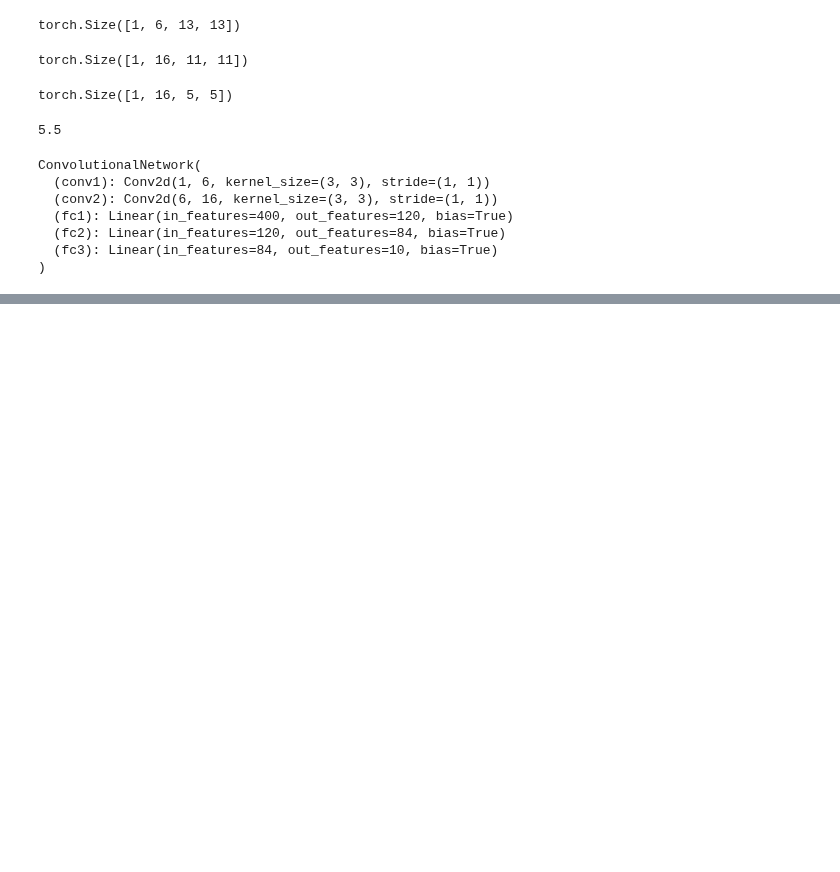
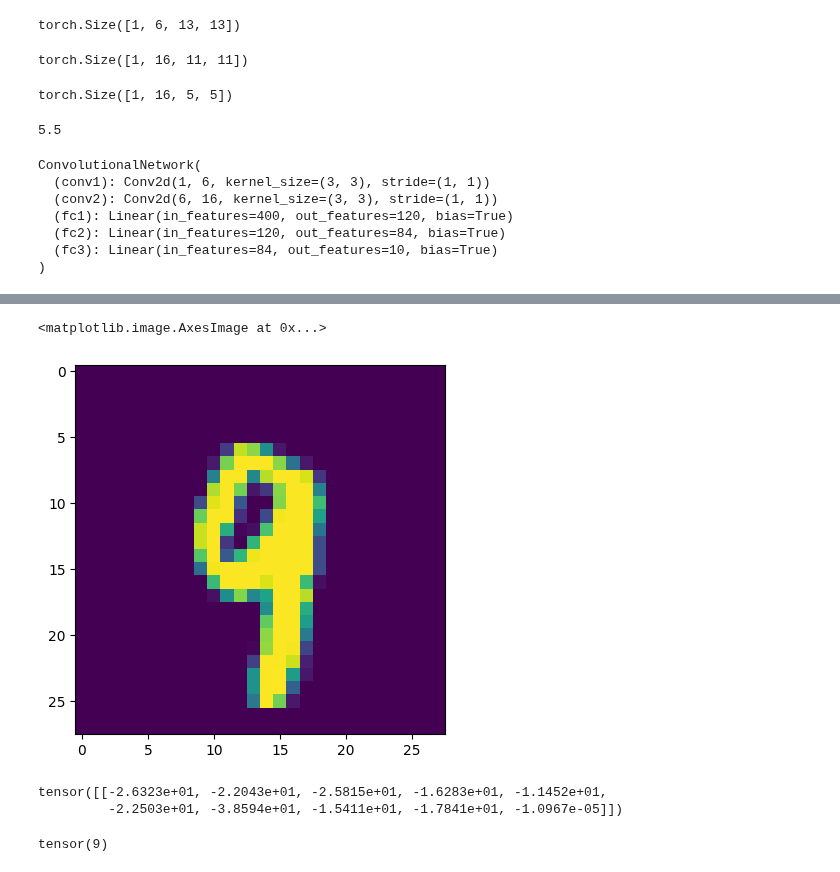
Before and after one commit to robinyUArizona/PyTorch-Deep-Learning, a Jupyter notebook: convolutional_NeuralNetwork.ipynb, the cells around one changed output, grey strips where cells are left out. Saved outputs shown, nothing was run; the diff lists cells and outputs as text; code cells hidden in the pictures; blank space fills up the shorter version.

```diff
--- a/convolutional_NeuralNetwork.ipynb
+++ b/convolutional_NeuralNetwork.ipynb
@@ -254,0 +283,6 @@ plt.show()
+# %%
+# Show the image
+plt.imshow(test_data[4143][0].reshape(28,28))
+# %% [output]
+<matplotlib.image.AxesImage at 0x...>
+[figure, added]
@@ -254,0 +294,10 @@ plt.show()
+# %%
+# Check the new prediction ... get probabilities
+new_prediction
+# %% [output]
+tensor([[-2.6323e+01, -2.2043e+01, -2.5815e+01, -1.6283e+01, -1.1452e+01,
+         -2.2503e+01, -3.8594e+01, -1.5411e+01, -1.7841e+01, -1.0967e-05]])
+# %%
+new_prediction.argmax()
+# %% [output]
+tensor(9)
```
Also changed, not shown: parts of 9 cells of this notebook.
